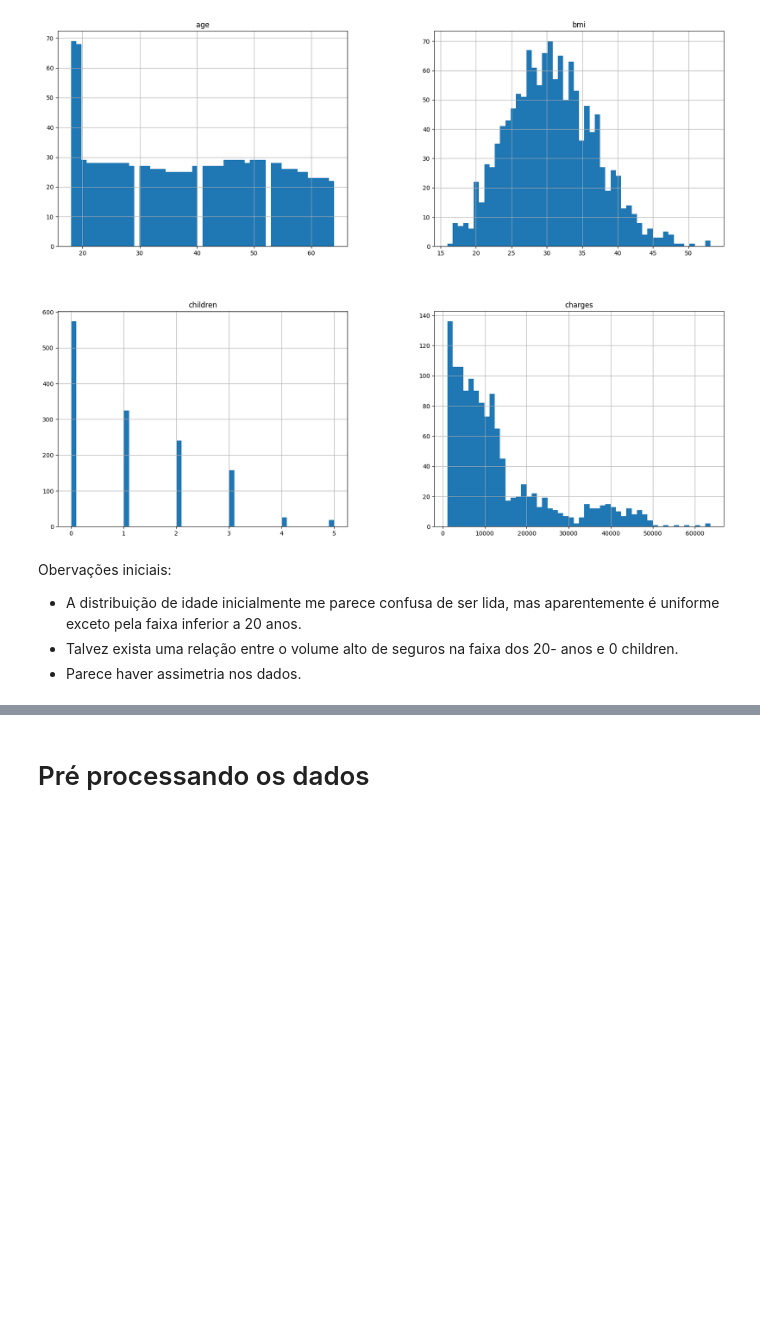
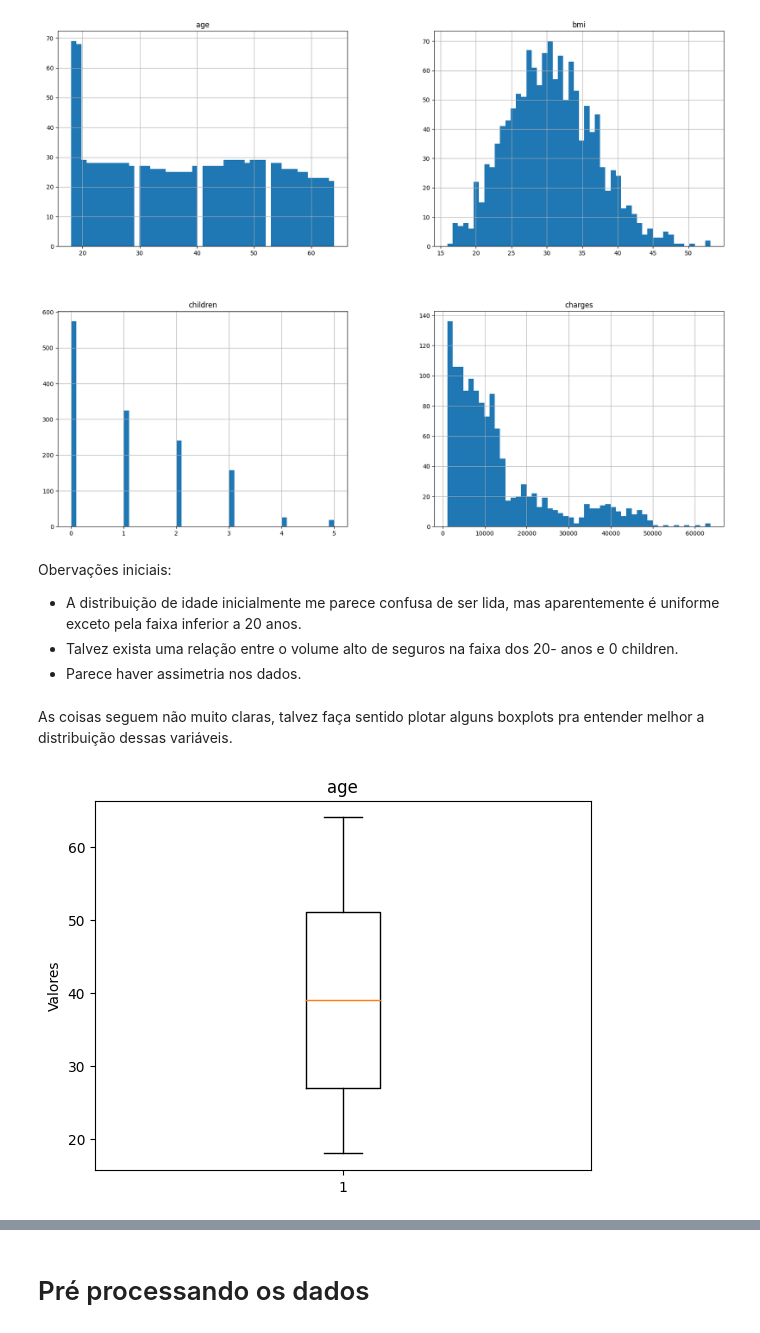
Before and after one commit to ruanraian/1adt-fase1-tech-challenge, a Jupyter notebook: tech-challenge.ipynb, the cells around one changed output, grey strips where cells are left out. Saved outputs shown, nothing was run; the diff lists cells and outputs as text; code cells hidden in the pictures; blank space fills up the shorter version.

```diff
--- a/tech-challenge.ipynb
+++ b/tech-challenge.ipynb
@@ -135,3 +135,12 @@ Obervações iniciais:
 * A distribuição de idade inicialmente me parece confusa de ser lida, mas aparentemente é uniforme exceto pela faixa inferior a 20 anos.
 * Talvez exista uma relação entre o volume alto de seguros na faixa dos 20- anos e 0 children.
 * Parece haver assimetria nos dados.
+# %% [markdown]
+As coisas seguem não muito claras, talvez faça sentido plotar alguns boxplots pra entender melhor a distribuição dessas variáveis.
+# %%
+plt.boxplot(dataset['age'])
+plt.title('age')
+plt.ylabel('Valores')
+plt.show()
+# %% [output]
+[figure, added]
```
Also changed, not shown: parts of 10 cells of this notebook.
